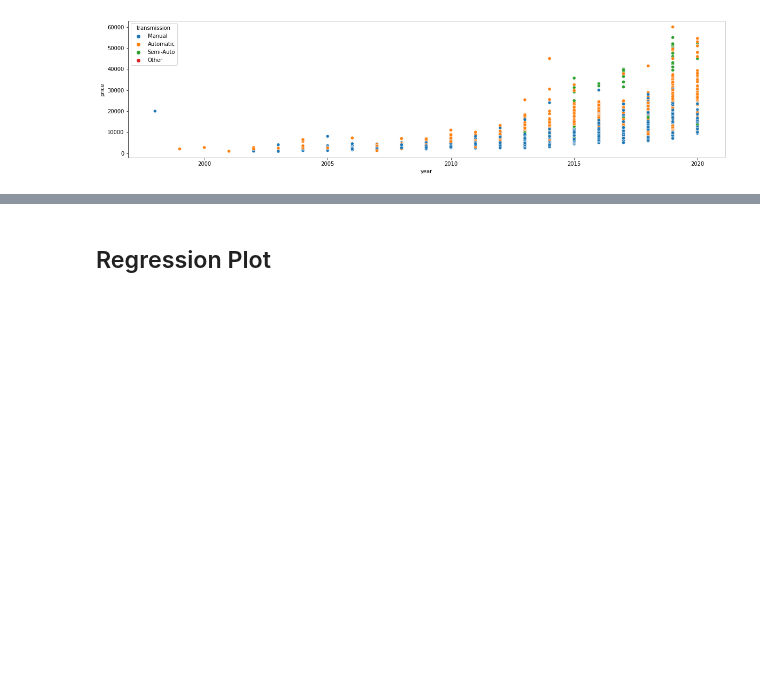
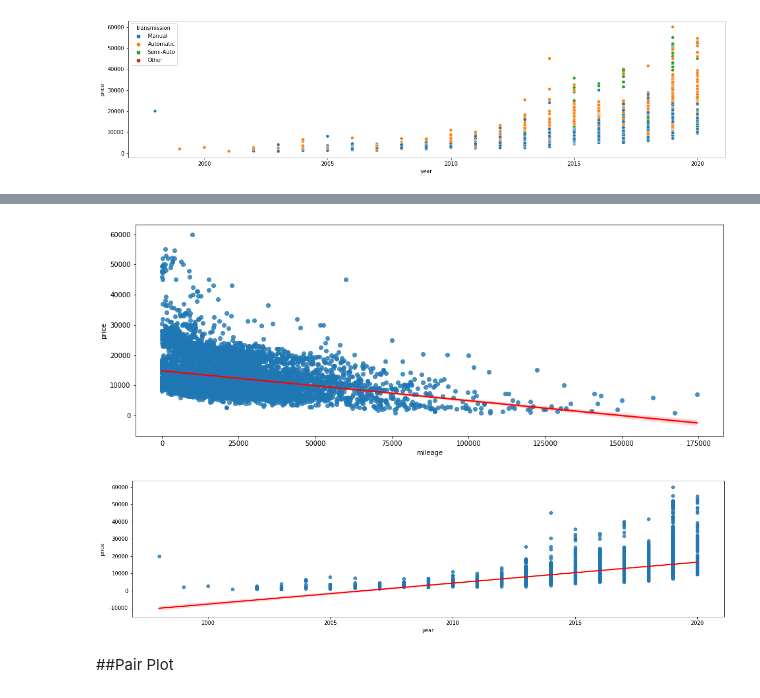
Before and after one commit to SamaSamrin/Toyota-Cars-EDA, a Jupyter notebook: TOYOTA_car_analysis.ipynb, the cells around one changed output, grey strips where cells are left out. Drawn from its saved outputs; the diff is of its cells as text; code cells hidden in the pictures; blank space fills up the shorter version.

```diff
--- a/TOYOTA_car_analysis.ipynb
+++ b/TOYOTA_car_analysis.ipynb
@@ -117,2 +121,15 @@ plt.show()
+# %%
+plt.figure(figsize=(16,20))
+plt.subplot(3,1,1)
+sns.regplot(x='mileage', y='price', data=df, line_kws={"color":"red"})
+plt.show()
+
+plt.figure(figsize=(20,16))
+plt.subplot(3,1,2)
+sns.regplot(x='year', y='price', data=df, line_kws={"color":"red"})
+plt.show()
+# %% [output]
+[figure, added]
+[figure, added]
 # %% [markdown]
-## Regression Plot
+##Pair Plot
```
Also changed, not shown: parts of 1 cell of this notebook.
